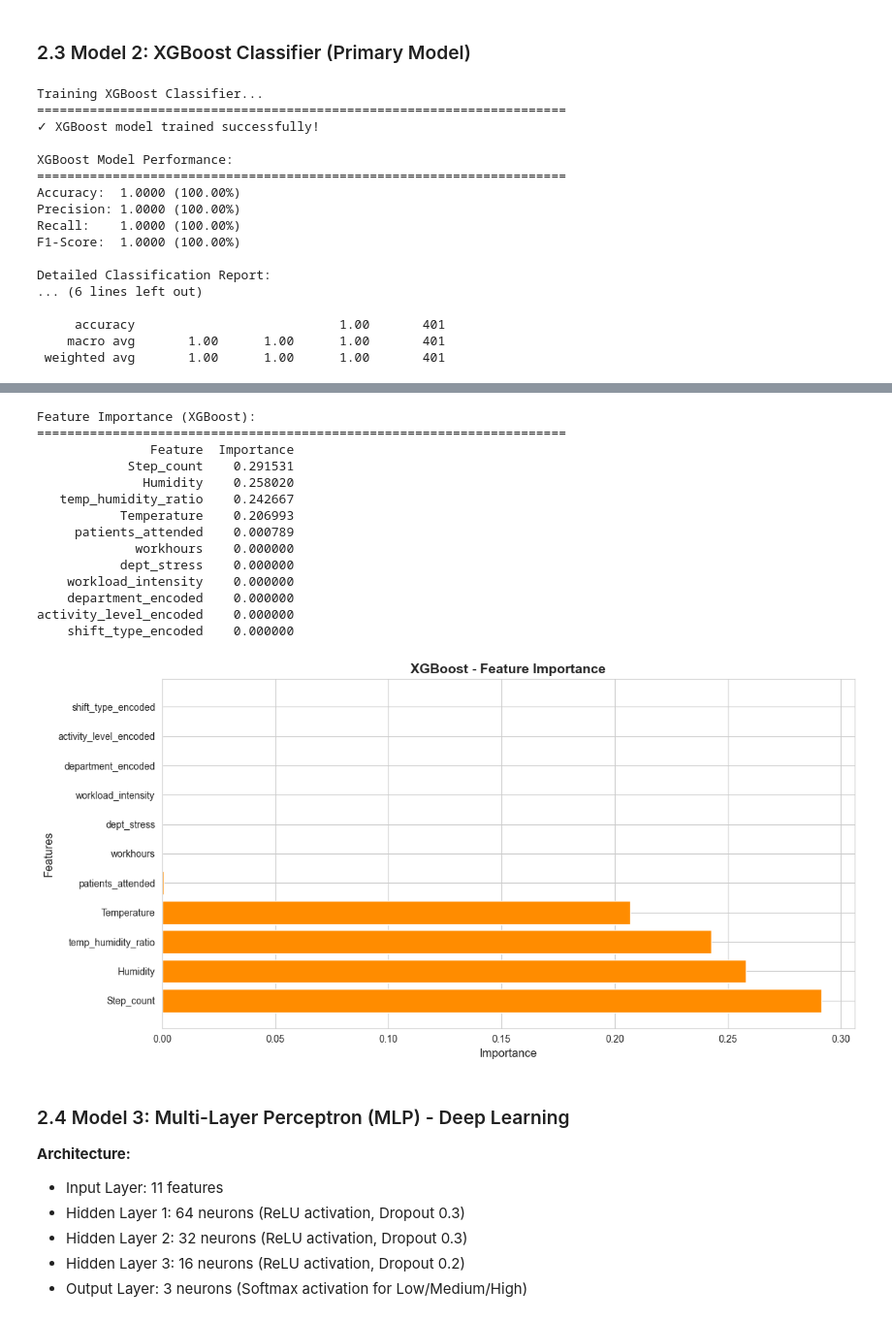
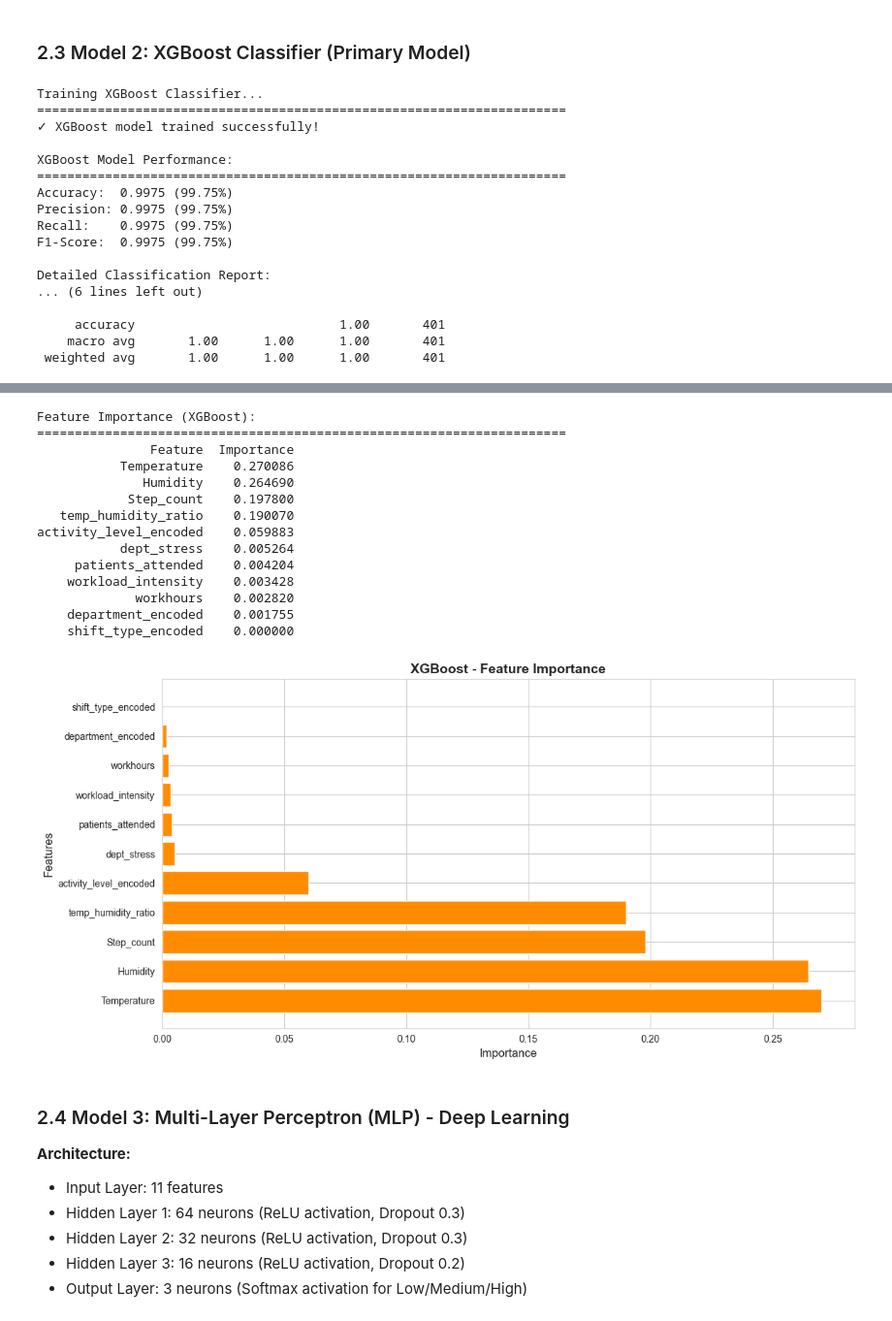
Before and after one commit to NandeeshNB/Explainable-Generative-AI-for-Stress-and-Burnout-Risk-Prediction-in-Healthcare-Workers, a Jupyter notebook: phase1_2_stress_prediction.ipynb, the cells around one changed output, grey strips where cells are left out. Shown at 97% size. Cells and saved outputs as stored; diff of their text form; code cells hidden in the pictures.

```diff
--- a/phase1_2_stress_prediction.ipynb
+++ b/phase1_2_stress_prediction.ipynb
@@ -733,19 +751,21 @@ Features used for modeling:
 # %% [markdown]
 ### 2.2 Model 1: Random Forest Classifier (Baseline)
 # %%
-# Train Random Forest model as baseline
+# Train Random Forest model with strong regularization to prevent overfitting
 print("Training Random Forest Classifier...")
 print("="*70)
 
-# Initialize Random Forest with parameters to prevent overfitting
+# Initialize Random Forest with parameters to PREVENT overfitting
 rf_model = RandomForestClassifier(
-    n_estimators=100,
-    max_depth=12,           # Limit depth to prevent overfitting
-    min_samples_split=10,   # Require more samples to split
-    min_samples_leaf=4,     # Require more samples in leaf nodes
-    max_features='sqrt',    # Use subset of features
+    n_estimators=50,            # Reduced trees
+    max_depth=8,                # Shallow trees to prevent memorization
+    min_samples_split=20,       # Need more samples to split
+    min_samples_leaf=10,        # Need more samples in leaves
+    max_features='sqrt',        # Use only subset of features
+    max_samples=0.7,            # Bootstrap with only 70% of data
     random_state=42,
-    n_jobs=-1
+    n_jobs=-1,
+    class_weight='balanced'     # Handle class imbalance
 )
 
 # Train the model (no scaling needed for tree-based models)
@@ -844,25 +864,28 @@ activity_level_encoded    0.049297
 # %% [markdown]
 ### 2.3 Model 2: XGBoost Classifier (Primary Model)
 # %%
-# Train XGBoost model as primary classifier
+# Train XGBoost model with strong regularization
 print("Training XGBoost Classifier...")
 print("="*70)
 
-# Initialize XGBoost with regularization to prevent overfitting
+# Initialize XGBoost with HEAVY regularization to prevent overfitting
 xgb_model = XGBClassifier(
-    n_estimators=150,
-    max_depth=6,            # Reduced depth to prevent overfitting
-    learning_rate=0.1,
-    subsample=0.8,          # Use 80% of data for each tree
-    colsample_bytree=0.8,   # Use 80% of features for each tree
-    reg_alpha=0.1,          # L1 regularization
-    reg_lambda=1.0,         # L2 regularization
+    n_estimators=50,            # Fewer trees
+    max_depth=4,                # Very shallow trees
+    learning_rate=0.05,         # Slower learning
+    subsample=0.6,              # Use only 60% of data per tree
+    colsample_bytree=0.6,       # Use only 60% of features per tree
+    colsample_bylevel=0.6,      # Use only 60% of features per level
+    reg_alpha=1.0,              # Strong L1 regularization
+    reg_lambda=2.0,             # Strong L2 regularization
+    min_child_weight=5,         # Require more samples in leaves
+    gamma=0.5,                  # Minimum loss reduction to split
     random_state=42,
     n_jobs=-1,
     eval_metric='mlogloss'
 )
 
-# Train the model
+# Train the model on scaled data
 xgb_model.fit(X_train_scaled_df, y_train)
 
 # Make predictions
@@ -913,48 +936,48 @@ print("="*70)
 print(feature_importance_xgb.to_string(index=False))
 
 # Plot feature importance
 plt.figure(figsize=(12, 6))
 plt.barh(feature_importance_xgb['Feature'], feature_importance_xgb['Importance'],
          color='darkorange')
 plt.xlabel('Importance', fontsize=12)
 plt.ylabel('Features', fontsize=12)
 plt.title('XGBoost - Feature Importance', fontsize=14, fontweight='bold')
 plt.tight_layout()
 plt.show()
 # %% [output]
 Training XGBoost Classifier...
 ======================================================================
 ✓ XGBoost model trained successfully!
 
 XGBoost Model Performance:
 ======================================================================
-Accuracy:  1.0000 (100.00%)
-Precision: 1.0000 (100.00%)
-Recall:    1.0000 (100.00%)
-F1-Score:  1.0000 (100.00%)
+Accuracy:  0.9975 (99.75%)
+Precision: 0.9975 (99.75%)
+Recall:    0.9975 (99.75%)
+F1-Score:  0.9975 (99.75%)
 
 Detailed Classification Report:
 ... (6 lines left out)
 
      accuracy                           1.00       401
     macro avg       1.00      1.00      1.00       401
  weighted avg       1.00      1.00      1.00       401
 [figure]
 Feature Importance (XGBoost):
 ======================================================================
                Feature  Importance
-            Step_count    0.291531
-              Humidity    0.258020
-   temp_humidity_ratio    0.242667
-           Temperature    0.206993
-     patients_attended    0.000789
-             workhours    0.000000
-           dept_stress    0.000000
-    workload_intensity    0.000000
-    department_encoded    0.000000
-activity_level_encoded    0.000000
+           Temperature    0.270086
+              Humidity    0.264690
+            Step_count    0.197800
+   temp_humidity_ratio    0.190070
+activity_level_encoded    0.059883
+           dept_stress    0.005264
+     patients_attended    0.004204
+    workload_intensity    0.003428
+             workhours    0.002820
+    department_encoded    0.001755
     shift_type_encoded    0.000000
-[figure, old version]
+[figure, new version]
 # %% [markdown]
 ### 2.4 Model 3: Multi-Layer Perceptron (MLP) - Deep Learning
 
```
Also changed, not shown: parts of 11 cells of this notebook.
